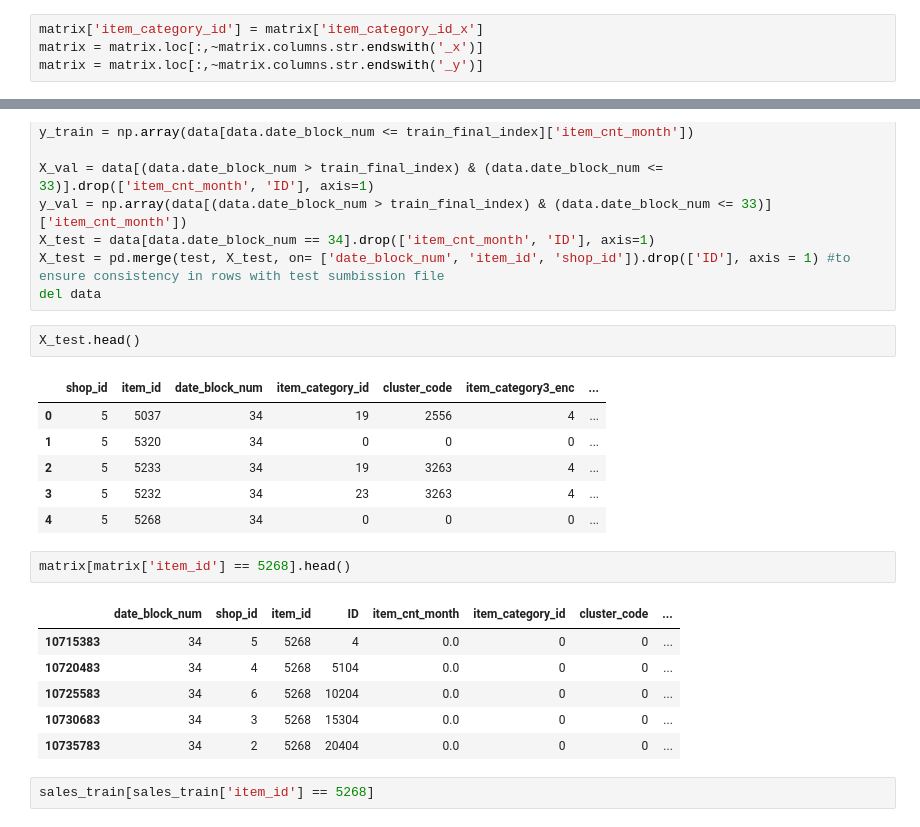
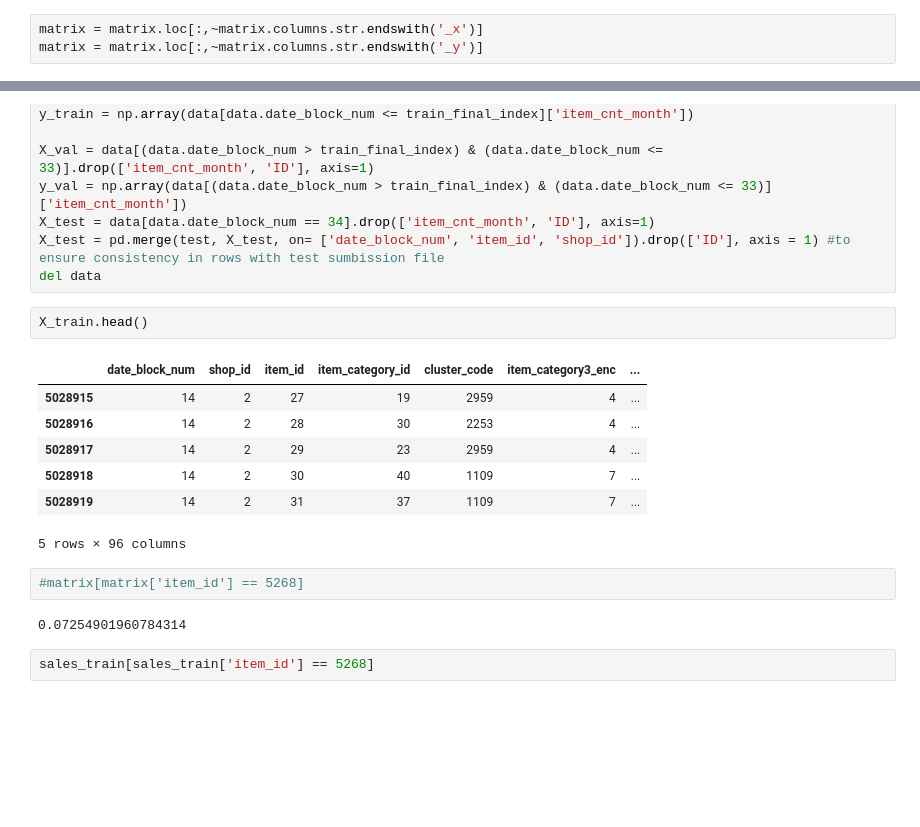
Before and after one commit to migai/Kag, a Jupyter notebook: ipynb_versions/Time Series Features & Modelling_v2.ipynb, the cells around one changed output, grey strips where cells are left out. Drawn from its saved outputs; the diff is of its cells as text; blank space fills up the shorter version.

```diff
--- a/ipynb_versions/Time Series Features & Modelling_v2.ipynb
+++ b/ipynb_versions/Time Series Features & Modelling_v2.ipynb
@@ -790,5 +815,4 @@ matrix.tail()
 # %%
-matrix['item_category_id'] = matrix['item_category_id_x']
 matrix = matrix.loc[:,~matrix.columns.str.endswith('_x')]
 matrix = matrix.loc[:,~matrix.columns.str.endswith('_y')]
 # %% [output]
@@ -880,23 +882,19 @@ X_test = data[data.date_block_num == 34].drop(['item_cnt_month', 'ID'], axis=1)
 X_test = pd.merge(test, X_test, on= ['date_block_num', 'item_id', 'shop_id']).drop(['ID'], axis = 1) #to ensure consistency in rows with test sumbission file
 del data
 # %%
-X_test.head()
+X_train.head()
 # %% [output]
-|  | shop_id | item_id | date_block_num | item_category_id | cluster_code | item_category3_enc | ... |
-| 0 | 5 | 5037 | 34 | 19 | 2556 | 4 | ... |
-| 1 | 5 | 5320 | 34 | 0 | 0 | 0 | ... |
-| 2 | 5 | 5233 | 34 | 19 | 3263 | 4 | ... |
-| 3 | 5 | 5232 | 34 | 23 | 3263 | 4 | ... |
-| 4 | 5 | 5268 | 34 | 0 | 0 | 0 | ... |
+|  | date_block_num | shop_id | item_id | item_category_id | cluster_code | item_category3_enc | ... |
+| 5028915 | 14 | 2 | 27 | 19 | 2959 | 4 | ... |
+| 5028916 | 14 | 2 | 28 | 30 | 2253 | 4 | ... |
+| 5028917 | 14 | 2 | 29 | 23 | 2959 | 4 | ... |
+| 5028918 | 14 | 2 | 30 | 40 | 1109 | 7 | ... |
+| 5028919 | 14 | 2 | 31 | 37 | 1109 | 7 | ... |
+5 rows × 96 columns
 # %%
-matrix[matrix['item_id'] == 5268].head()
+#matrix[matrix['item_id'] == 5268]
 # %% [output]
-|  | date_block_num | shop_id | item_id | ID | item_cnt_month | item_category_id | cluster_code | ... |
-| 10715383 | 34 | 5 | 5268 | 4 | 0.0 | 0 | 0 | ... |
-| 10720483 | 34 | 4 | 5268 | 5104 | 0.0 | 0 | 0 | ... |
-| 10725583 | 34 | 6 | 5268 | 10204 | 0.0 | 0 | 0 | ... |
-| 10730683 | 34 | 3 | 5268 | 15304 | 0.0 | 0 | 0 | ... |
-| 10735783 | 34 | 2 | 5268 | 20404 | 0.0 | 0 | 0 | ... |
+0.07254901960784314
 # %%
 sales_train[sales_train['item_id'] == 5268]
 # %% [output]
```
Also changed, not shown: parts of 46 cells of this notebook, 11 other files.
